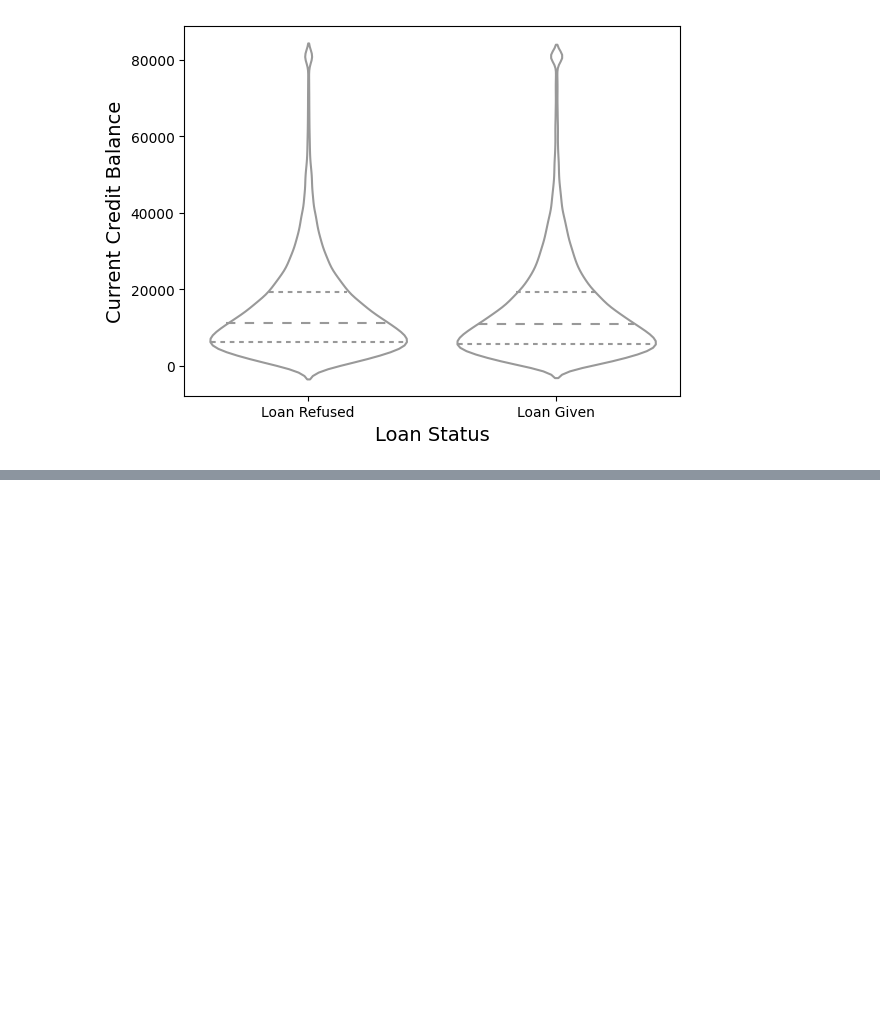
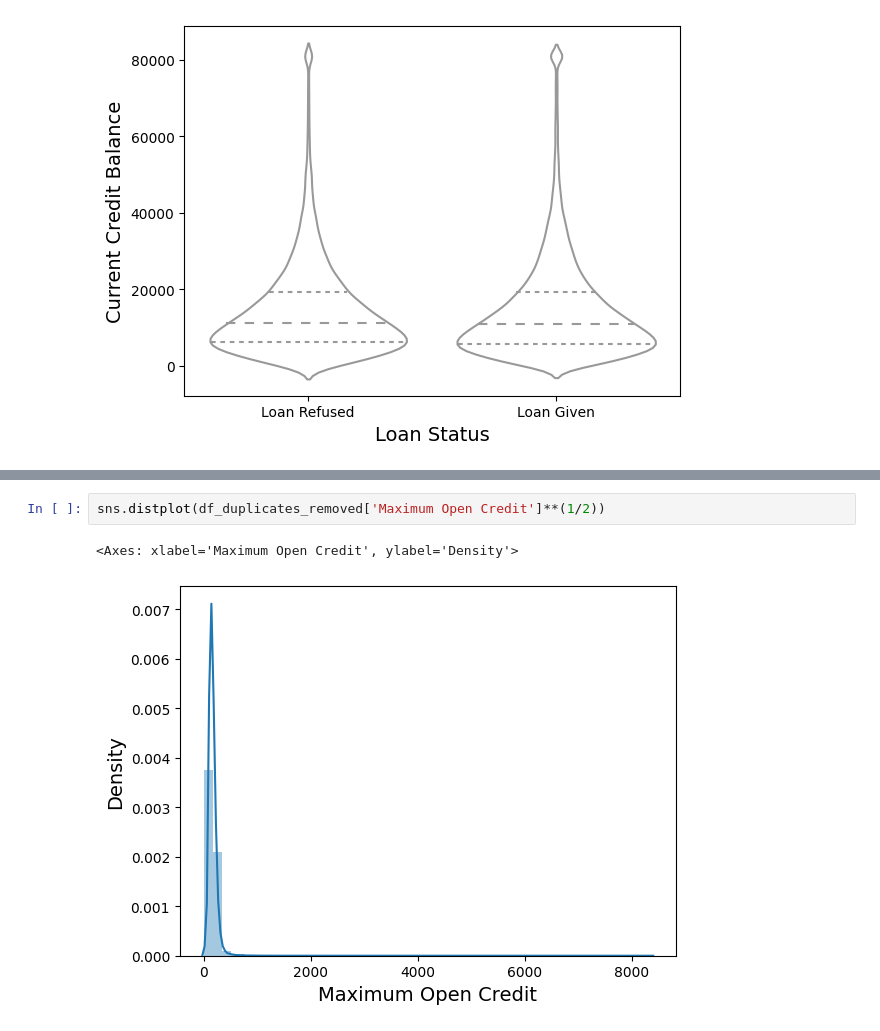
Before and after one commit to RohitDas92/Loan-Approval-Prediction-Project, a Jupyter notebook: loan_approval_prediction.ipynb, the cells around one changed output, grey strips where cells are left out. Cells and saved outputs as stored; diff of their text form; blank space fills up the shorter version.

```diff
--- a/loan_approval_prediction.ipynb
+++ b/loan_approval_prediction.ipynb
@@ -1369,0 +1400,5 @@ plt.show()
+# %%
+sns.distplot(df_duplicates_removed['Maximum Open Credit']**(1/2))
+# %% [output]
+<Axes: xlabel='Maximum Open Credit', ylabel='Density'>
+[figure, added]
```
Also changed, not shown: parts of 37 cells of this notebook.
